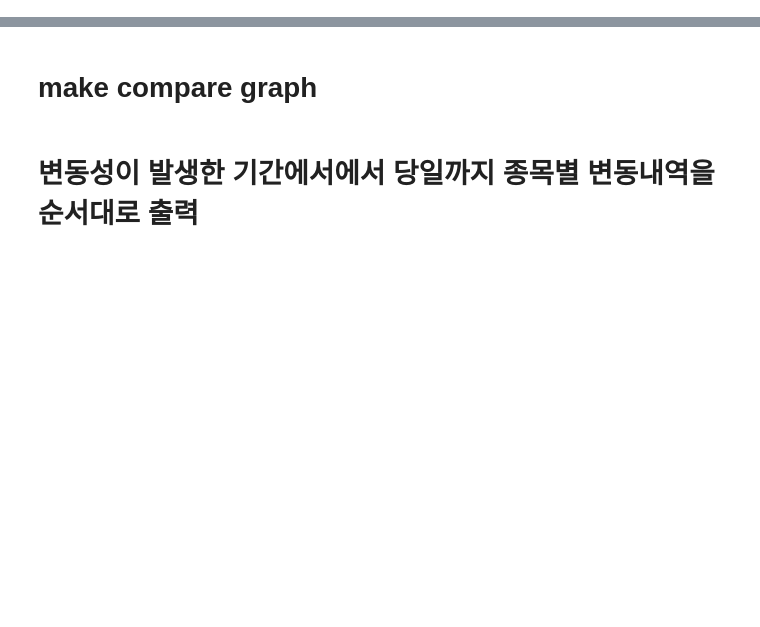
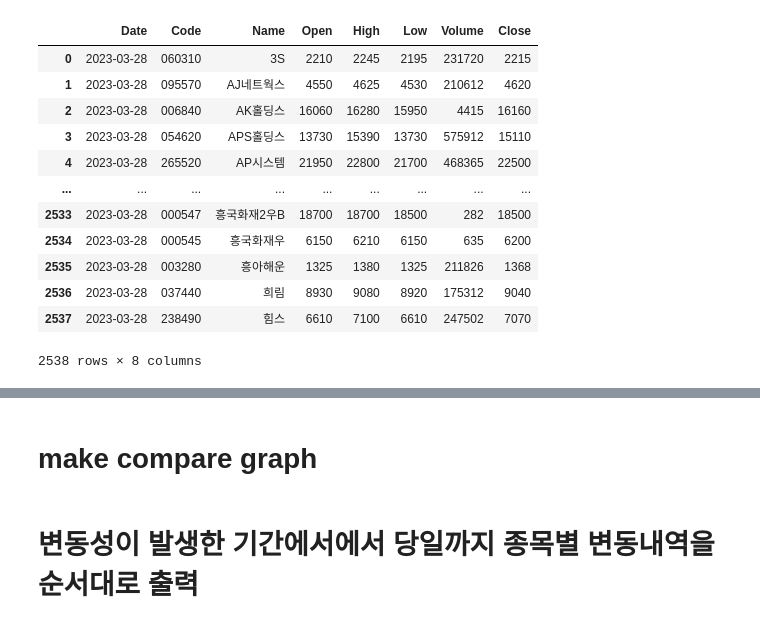
Before and after one commit to linux386/amd_first_module, a Jupyter notebook: stock_analysis.ipynb, the cells around one changed output, grey strips where cells are left out. Cells and saved outputs as stored; diff of their text form; code cells hidden in the pictures; blank space fills up the shorter version.

```diff
--- a/stock_analysis.ipynb
+++ b/stock_analysis.ipynb
@@ -143,0 +210,57 @@ print('time:', time.time()-start)
+# %%
+import time
+import pandas as pd
+from datetime import datetime, timedelta
+from sklearn.preprocessing import MinMaxScaler
+
+# Set start time and date range
+start = time.time()
+today = datetime.today()
+str_yesterday = (today - timedelta(days=1)).strftime('%Y-%m-%d')
+select_start_a = '2019-01-01'
+select_start_b = '2008-01-01'
+
+# Get list of stock names
+df = select_stock('all', '2023-03-28', '2023-03-28')['Name']
+name = df.to_list()
+
+# Get list of dates to iterate over
+from_day = (today - timedelta(days=365)).strftime('%Y-%m-%d')
+df3 = pd.read_sql(f"select * from kospi where Date >= '{from_day}'", engine)['Date'].iloc[:250]
+datelist = df3.to_list()
+
+# Loop through stocks and standardize data
+df2 = pd.DataFrame()
+for i in name:
+    df = select_stock(i, select_start_b, str_yesterday)
+    ma(df)
+    source = MinMaxScaler()
+    data = source.fit_transform(df[['close', 'ma60', 'ma120', 'volume']].values)
+    df1 = pd.DataFrame(data, columns=['close', 'ma60', 'ma120', 'volume'])
+    df1['name'] = i
+    df1[['date', 'code']] = df[['date', 'code']]
+    df2 = df2.append(df1)
+
+# Loop through dates and filter data
+for i in datelist:
+    last_df = df2.loc[df2['date'] == i].reset_index(drop=True)
+    last_close_df = last_df[last_df['close'] < 0.1].sort_values(["close"])
+    mask1 = (last_df.ma120 < 0.1) & (last_df.close > last_df.ma60) & (last_df.ma60 > last_df.ma120)
+    last_ma_df = last_df.loc[mask1, :].sort_values(["ma120"])
+    strdate = i.strftime('%Y-%m-%d')
+    last_ma_df.to_excel(f"{path_ma}{select_start_b}_{strdate}.xlsx")
+    last_close_df.to_excel(f"{path_close}{select_start_b}_{strdate}.xlsx")
+# %% [output]
+|  | Date | Code | Name | Open | High | Low | Volume | Close |
+| 0 | 2023-03-28 | 060310 | 3S | 2210 | 2245 | 2195 | 231720 | 2215 |
+| 1 | 2023-03-28 | 095570 | AJ네트웍스 | 4550 | 4625 | 4530 | 210612 | 4620 |
+| 2 | 2023-03-28 | 006840 | AK홀딩스 | 16060 | 16280 | 15950 | 4415 | 16160 |
+| 3 | 2023-03-28 | 054620 | APS홀딩스 | 13730 | 15390 | 13730 | 575912 | 15110 |
+| 4 | 2023-03-28 | 265520 | AP시스템 | 21950 | 22800 | 21700 | 468365 | 22500 |
+| ... | ... | ... | ... | ... | ... | ... | ... | ... |
+| 2533 | 2023-03-28 | 000547 | 흥국화재2우B | 18700 | 18700 | 18500 | 282 | 18500 |
+| 2534 | 2023-03-28 | 000545 | 흥국화재우 | 6150 | 6210 | 6150 | 635 | 6200 |
+| 2535 | 2023-03-28 | 003280 | 흥아해운 | 1325 | 1380 | 1325 | 211826 | 1368 |
+| 2536 | 2023-03-28 | 037440 | 희림 | 8930 | 9080 | 8920 | 175312 | 9040 |
+| 2537 | 2023-03-28 | 238490 | 힘스 | 6610 | 7100 | 6610 | 247502 | 7070 |
+2538 rows × 8 columns
```
Also changed, not shown: parts of 107 cells of this notebook, 44 other files.
